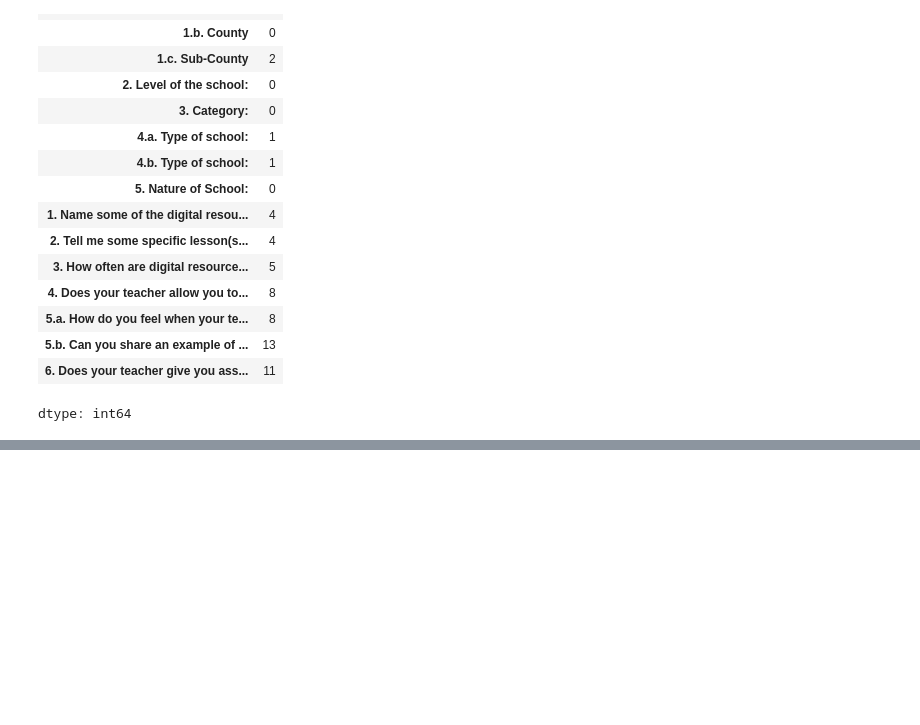
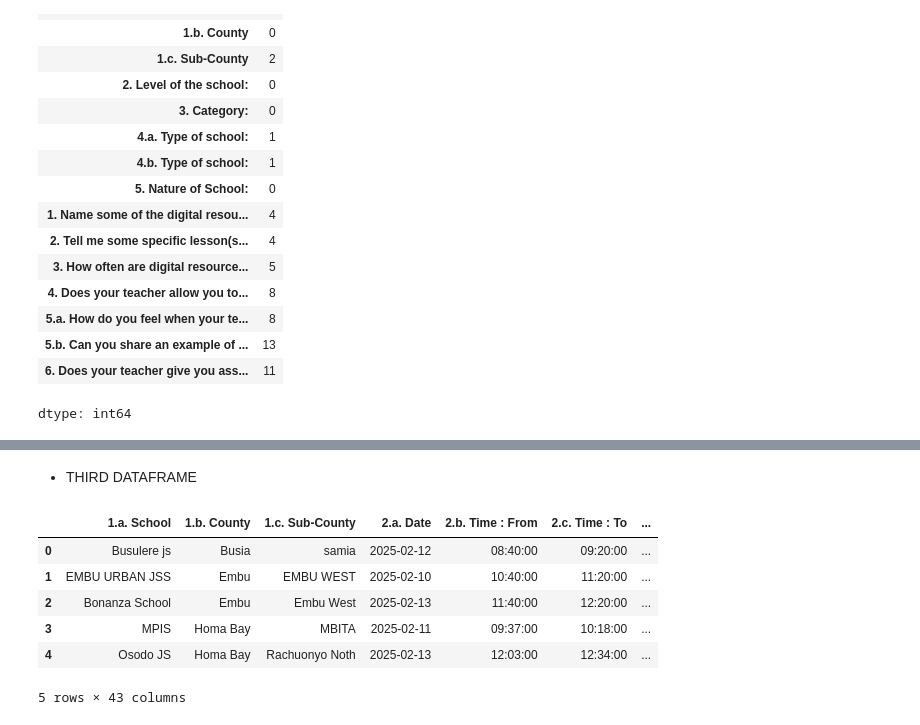
Before and after one commit to davidmasai/kenya-stem-digital-efficacy, a Jupyter notebook: Kenya_stem_digital_efficacy.ipynb, the cells around one changed output, grey strips where cells are left out. Drawn from its saved outputs; the diff is of its cells as text; code cells hidden in the pictures; blank space fills up the shorter version.

Commit message:
Standardizing columns titles

```diff
--- a/Kenya_stem_digital_efficacy.ipynb
+++ b/Kenya_stem_digital_efficacy.ipynb
@@ -752,0 +757,5 @@ dtype: int64
+# %%
+js1=pd.read_excel('FGD_JS_cleaned.xlsx')
+js2=pd.read_excel('HoI_JS_cleaned.xlsx')
+js3=pd.read_excel('LO_JS_cleaned.xlsx')
+questions=pd.read_excel('questionnaire_cleaned.xlsx')
@@ -752,0 +917,12 @@ dtype: int64
+# %% [markdown]
+- THIRD DATAFRAME
+# %%
+js3.head()
+# %% [output]
+|  | 1.a. School | 1.b. County | 1.c. Sub-County | 2.a. Date | 2.b. Time : From | 2.c. Time : To | ... |
+| 0 | Busulere js | Busia | samia | 2025-02-12 | 08:40:00 | 09:20:00 | ... |
+| 1 | EMBU URBAN JSS | Embu | EMBU WEST | 2025-02-10 | 10:40:00 | 11:20:00 | ... |
+| 2 | Bonanza School | Embu | Embu West | 2025-02-13 | 11:40:00 | 12:20:00 | ... |
+| 3 | MPIS | Homa Bay | MBITA | 2025-02-11 | 09:37:00 | 10:18:00 | ... |
+| 4 | Osodo JS | Homa Bay | Rachuonyo Noth | 2025-02-13 | 12:03:00 | 12:34:00 | ... |
+5 rows × 43 columns
```
Also changed, not shown: parts of 19 cells of this notebook.
